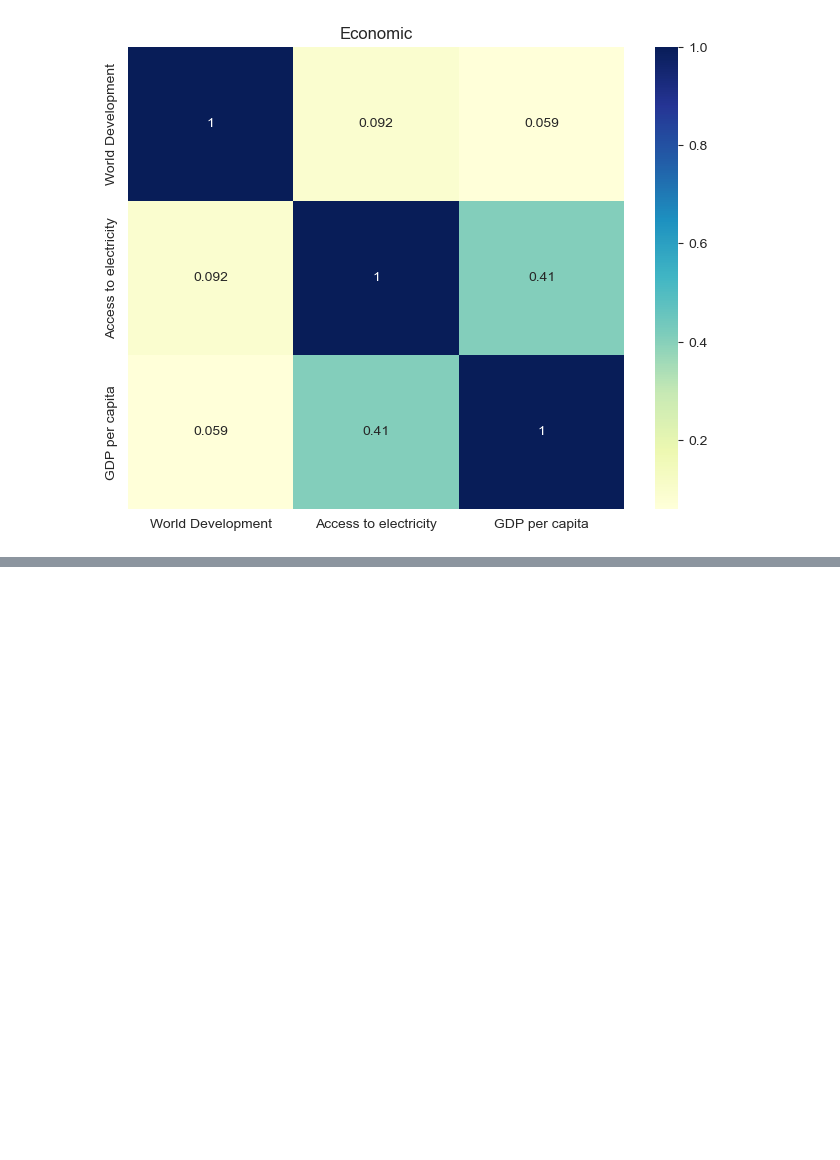
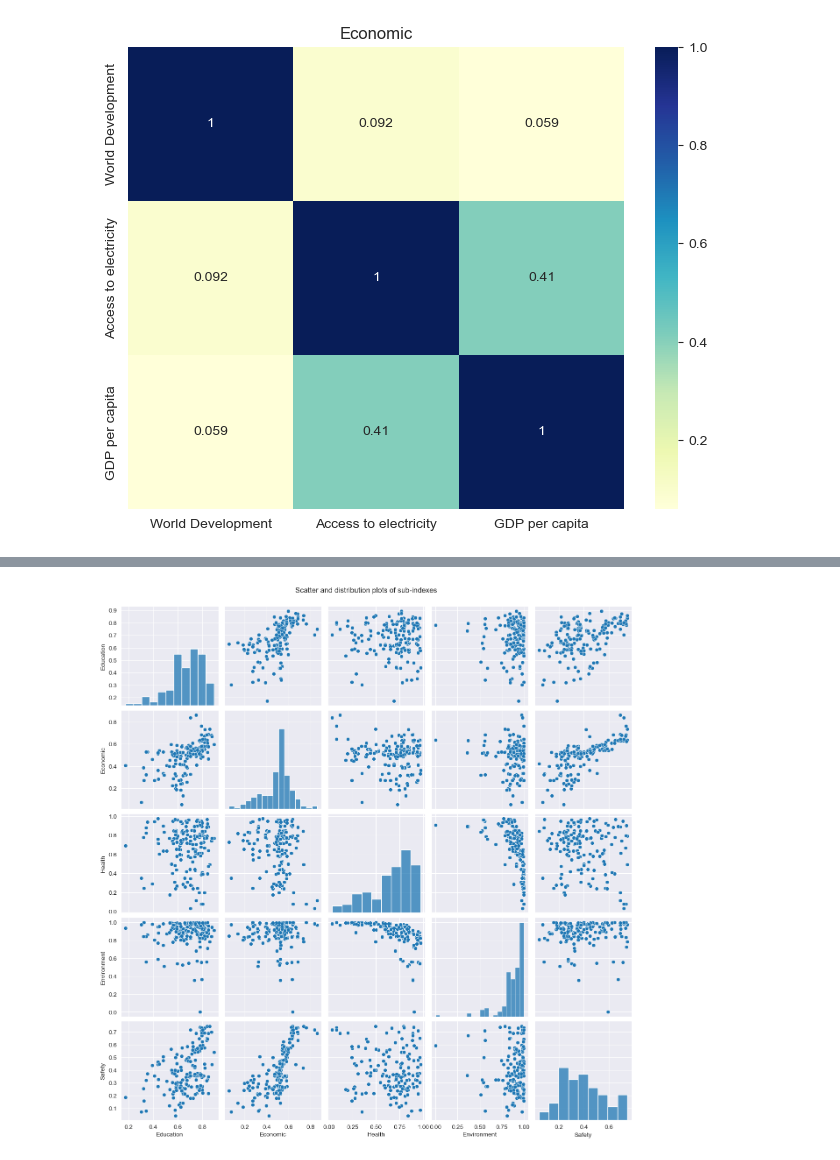
Before and after one commit to zikkend/Prosperity_index, a Jupyter notebook: DS_project.ipynb, the cells around one changed output, grey strips where cells are left out. Drawn from its saved outputs; the diff is of its cells as text; code cells hidden in the pictures; blank space fills up the shorter version.

```diff
--- a/DS_project.ipynb
+++ b/DS_project.ipynb
@@ -409,0 +417,7 @@ plt.show()
+# %%
+# Pair plot using Seaborn
+sb.pairplot(data[sub_indexes])
+plt.suptitle('Scatter and distribution plots of sub-indexes', y=1.02)
+plt.show()
+# %% [output]
+[figure, added]
```
Also changed, not shown: parts of 1 cell of this notebook, 1 other file.
